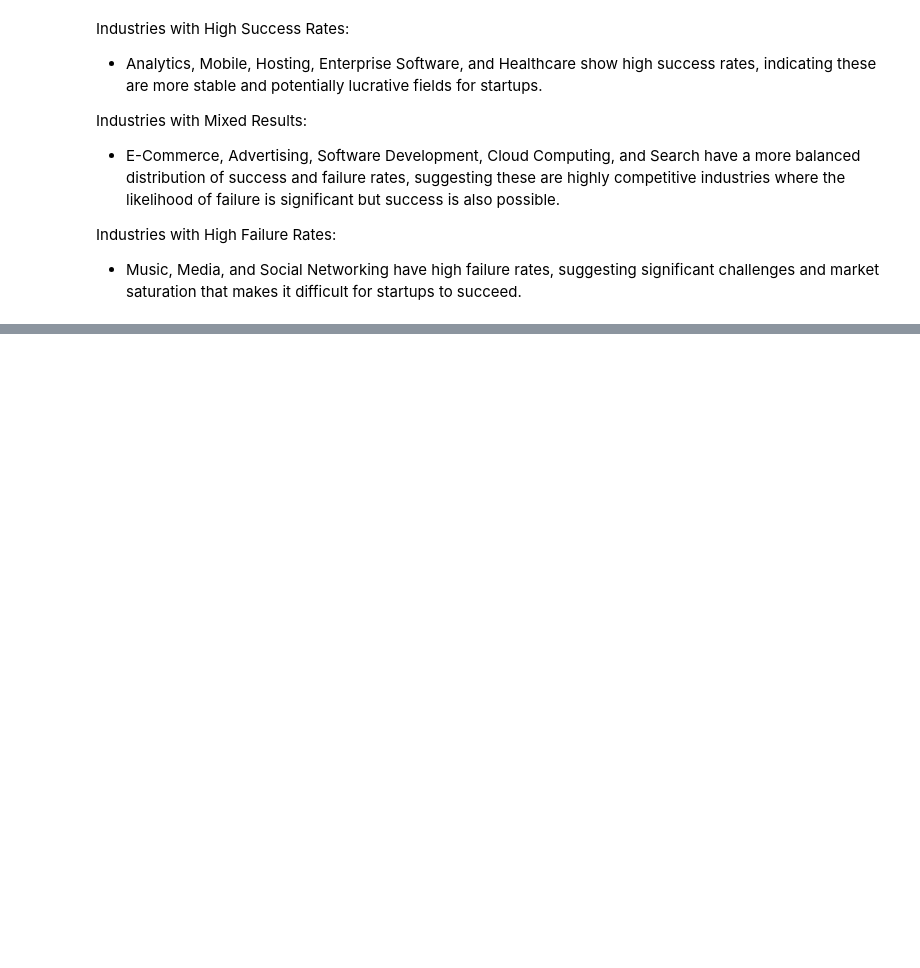
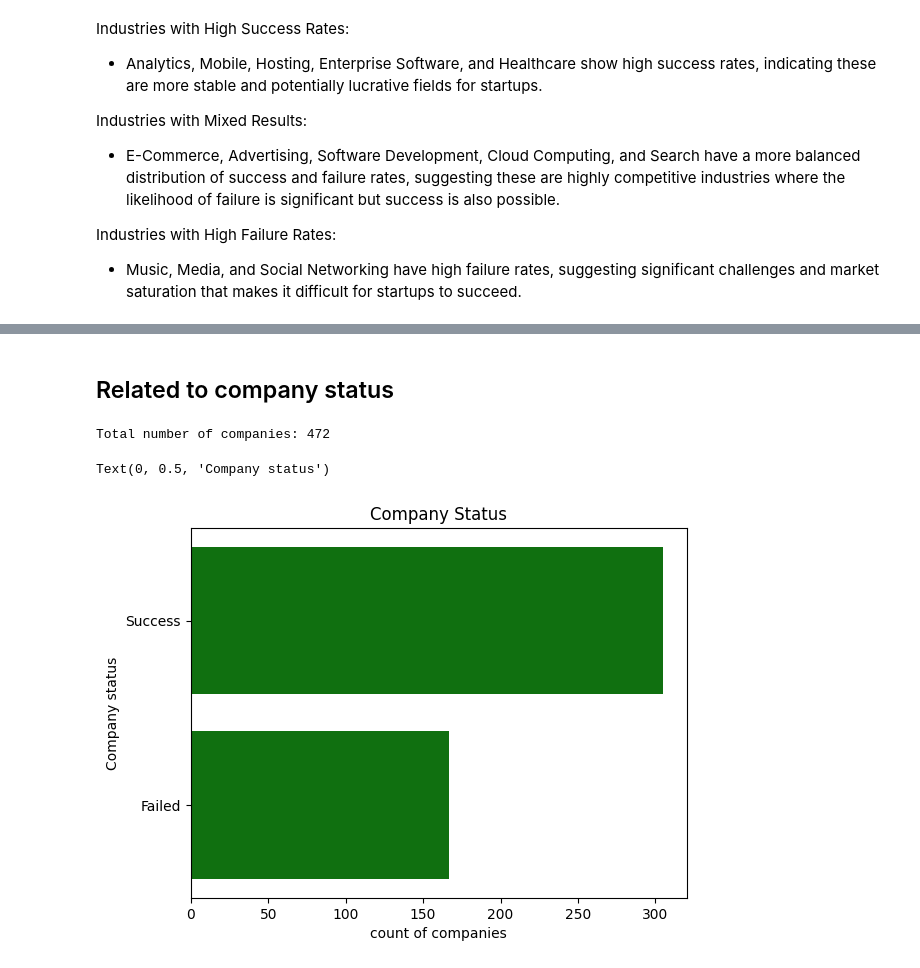
Before and after one commit to Nochsiv/DataScience_TUX, a Jupyter notebook: EDA startup_success_analysis.ipynb, the cells around one changed output, grey strips where cells are left out. Saved outputs shown, nothing was run; the diff lists cells and outputs as text; code cells hidden in the pictures; blank space fills up the shorter version.

```diff
--- a/EDA startup_success_analysis.ipynb
+++ b/EDA startup_success_analysis.ipynb
@@ -371,0 +379,4 @@ Industries with High Failure Rates:
+# %%
+for column in df.select_dtypes(include=['float']):
+    df[column] = df[column].fillna(0).astype(int)
+    print(df)
@@ -371,0 +401,16 @@ Industries with High Failure Rates:
+# %% [markdown]
+## Related to company status
+# %%
+total_companies = len(df)
+print("Total number of companies:", total_companies)
+# %% [output]
+Total number of companies: 472
+# %%
+ax=sns.countplot(df["Dependent-Company Status"], color = 'g')
+plt.title("Company Status")
+
+plt.xlabel("count of companies")
+plt.ylabel("Company status")
+# %% [output]
+Text(0, 0.5, 'Company status')
+[figure, added]
```
Also changed, not shown: parts of 17 cells of this notebook.
